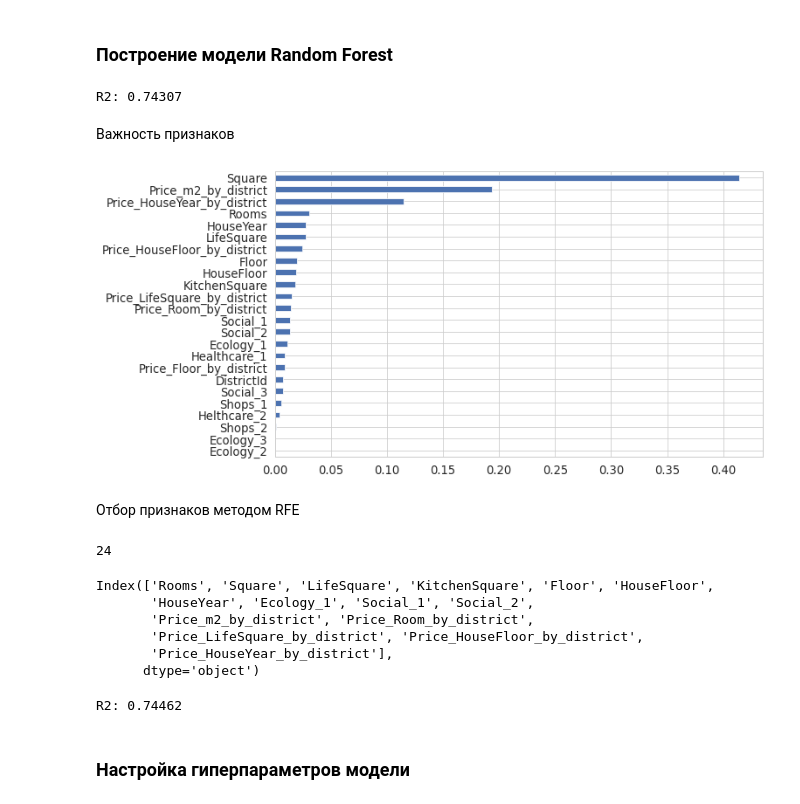
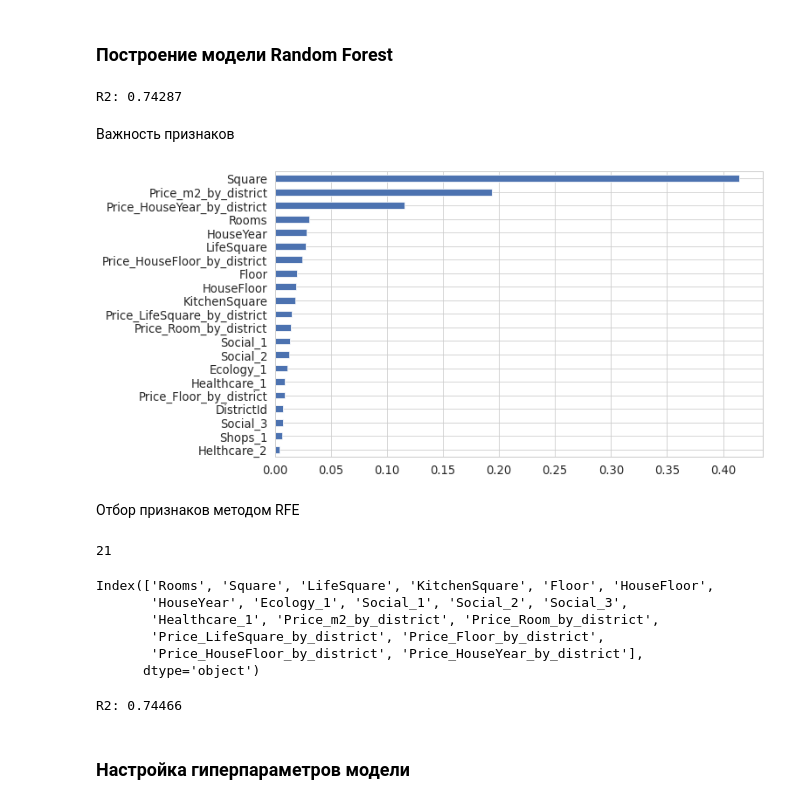
Before and after one commit to alvlagus/Python_for_Data_Science, a Jupyter notebook: Course_project/gusev_solution.ipynb, the cells around one changed output. Cells and saved outputs as stored; diff of their text form; code cells hidden in the pictures.

```diff
--- a/Course_project/gusev_solution.ipynb
+++ b/Course_project/gusev_solution.ipynb
@@ -889,16 +972,16 @@ feature_names = [
     'HouseFloor',
     'HouseYear',
     'Ecology_1',
-    'Ecology_2',
-    'Ecology_3',
+#    'Ecology_2',
+#    'Ecology_3',
     'Social_1',
     'Social_2',
     'Social_3',
     'Healthcare_1',
     'Helthcare_2',
     'Shops_1',
-    'Shops_2',
-    'Price',
+#    'Shops_2',
+#    'Price',
 #    'DistrictSize',
     'Price_m2_by_district',
     'Price_Room_by_district',
@@ -916,5 +999,5 @@ len(feature_names_full)
 # %%
-X = df_train[feature_names_full]
+X = df_train[feature_names]
 y = df_train[target_name]
 # %% [markdown]
 ### Нормализация
@@ -950,46 +1033,49 @@ cv_score = cross_val_score(forest, X, y, scoring='r2', cv=kf)
 print('R2: {:.5f}'.format(cv_score.mean()))
 # R2: 0.73085 - все 21 (с объединением районов)
 # R2: 0.74017 - 20 фич (без объединения районов)
+# R2: 0.74307 - 24 фичи (с подолнениями по цене)
 # %% [output]
-R2: 0.74307
+R2: 0.74287
 # %% [markdown]
 Важность признаков
 # %%
 forest.fit(X, y)
 importances = forest.feature_importances_
-feat_importances = pd.Series(importances, index=feature_names_full)
+feat_importances = pd.Series(importances, index=feature_names)
 feat_importances.sort_values(ascending=True, inplace=True)
 feat_importances.plot(kind='barh', figsize=(10, 6));
 # %% [output]
-[figure, old version]
+[figure, new version]
 # %% [markdown]
 Отбор признаков методом RFE
-# %%
-X_full = df_train[feature_names_full]
-len(feature_names_full)
-# %% [output]
-24
+# %%
+X = df_train[feature_names]
+len(feature_names)
+# %% [output]
+21
 # %%
 rfe = RFE(estimator=forest,
-          n_features_to_select=15,
+          n_features_to_select=18,
           step=2)
 
-rfe.fit(X_full, y)
-X_full.columns[rfe.support_]
+rfe.fit(X, y)
+X.columns[rfe.support_]
 # %% [output]
 Index(['Rooms', 'Square', 'LifeSquare', 'KitchenSquare', 'Floor', 'HouseFloor',
-       'HouseYear', 'Ecology_1', 'Social_1', 'Social_2',
-       'Price_m2_by_district', 'Price_Room_by_district',
-       'Price_LifeSquare_by_district', 'Price_HouseFloor_by_district',
-       'Price_HouseYear_by_district'],
+       'HouseYear', 'Ecology_1', 'Social_1', 'Social_2', 'Social_3',
+       'Healthcare_1', 'Price_m2_by_district', 'Price_Room_by_district',
+       'Price_LifeSquare_by_district', 'Price_Floor_by_district',
+       'Price_HouseFloor_by_district', 'Price_HouseYear_by_district'],
       dtype='object')
 # %%
-X_new = rfe.transform(X_full)
-scores = cross_val_score(forest, X_new, y, scoring='r2', cv=kf)
+X = rfe.transform(X)
+scores = cross_val_score(forest, X, y, scoring='r2', cv=kf)
 print('R2: %.5f' % scores.mean())
 # R2: 0.74062 - 20 фич (без объединения районов)
+# R2: 0.74436 - n_features_to_select=15,
+#R2: 0.74466 - n_features_to_select=18,
 # %% [output]
-R2: 0.74462
+R2: 0.74466
 # %%
 # не запускать без надобности (очень долго)
 ##for n in range(10, 18, 1):
```
Also changed, not shown: parts of 76 cells of this notebook.
